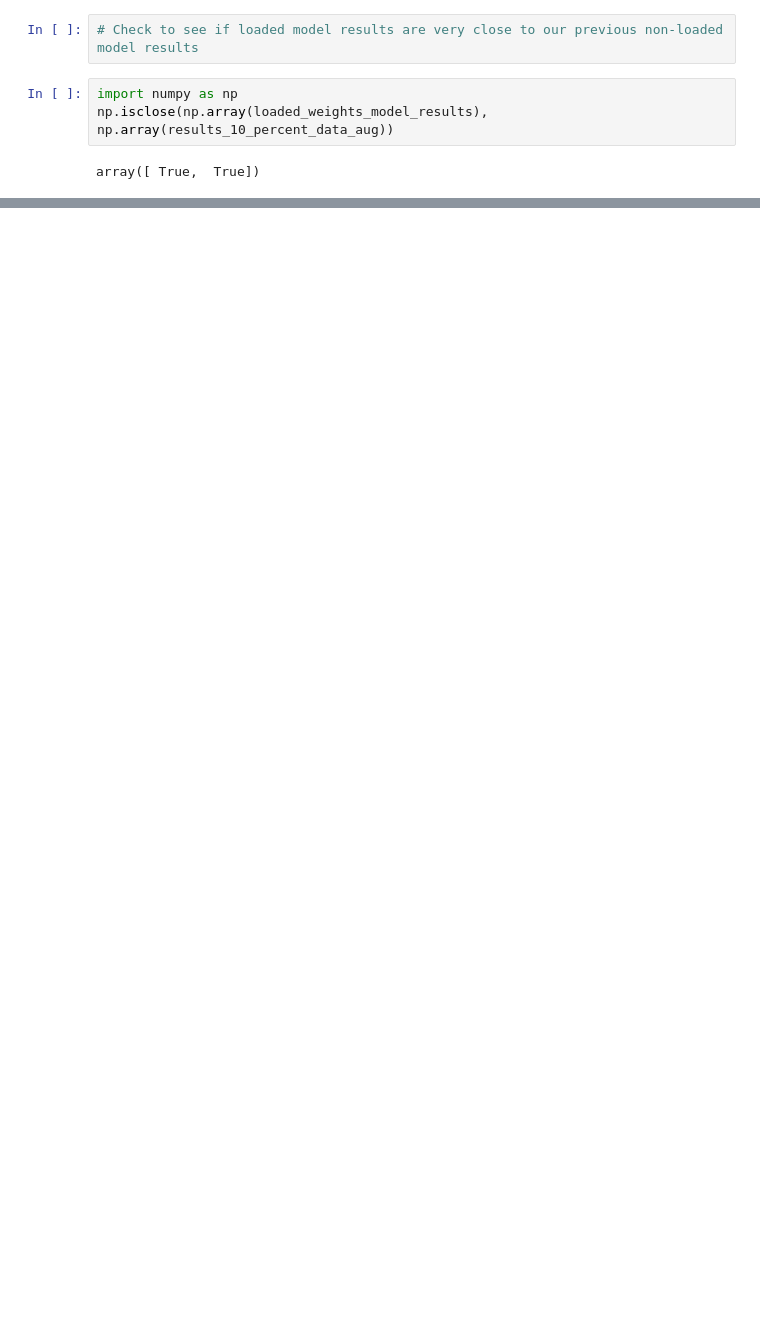
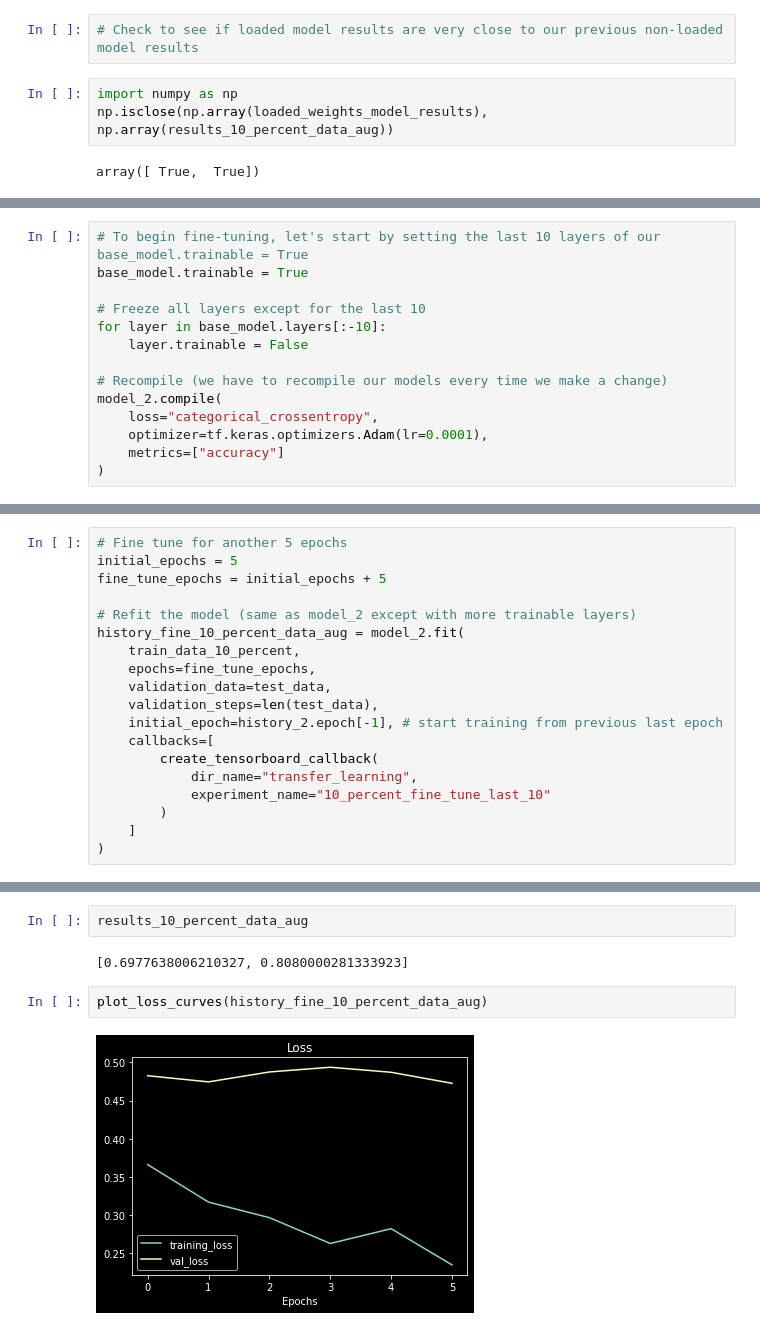
Before and after one commit to gvtsch/Udemy_TensorFlow_Certificate, a Jupyter notebook: 05_transfer_learning_with_tensorflow_part_2_fine_tuning.ipynb, the cells around one changed output, grey strips where cells are left out. Cells and saved outputs as stored; diff of their text form; blank space fills up the shorter version.

```diff
--- a/05_transfer_learning_with_tensorflow_part_2_fine_tuning.ipynb
+++ b/05_transfer_learning_with_tensorflow_part_2_fine_tuning.ipynb
@@ -750,0 +799,14 @@ array([ True,  True])
+# %%
+# To begin fine-tuning, let's start by setting the last 10 layers of our base_model.trainable = True
+base_model.trainable = True
+
+# Freeze all layers except for the last 10
+for layer in base_model.layers[:-10]:
+    layer.trainable = False
+
+# Recompile (we have to recompile our models every time we make a change)
+model_2.compile(
+    loss="categorical_crossentropy",
+    optimizer=tf.keras.optimizers.Adam(lr=0.0001),
+    metrics=["accuracy"]
+)
@@ -750,0 +860,19 @@ array([ True,  True])
+# %%
+# Fine tune for another 5 epochs
+initial_epochs = 5
+fine_tune_epochs = initial_epochs + 5
+
+# Refit the model (same as model_2 except with more trainable layers)
+history_fine_10_percent_data_aug = model_2.fit(
+    train_data_10_percent,
+    epochs=fine_tune_epochs,
+    validation_data=test_data,
+    validation_steps=len(test_data),
+    initial_epoch=history_2.epoch[-1], # start training from previous last epoch
+    callbacks=[
+        create_tensorboard_callback(
+            dir_name="transfer_learning",
+            experiment_name="10_percent_fine_tune_last_10"
+        )
+    ]
+)
@@ -750,0 +899,8 @@ array([ True,  True])
+# %%
+results_10_percent_data_aug
+# %% [output]
+[0.6977638006210327, 0.8080000281333923]
+# %%
+plot_loss_curves(history_fine_10_percent_data_aug)
+# %% [output]
+[figure, added]
```
Also changed, not shown: parts of 32 cells of this notebook.
